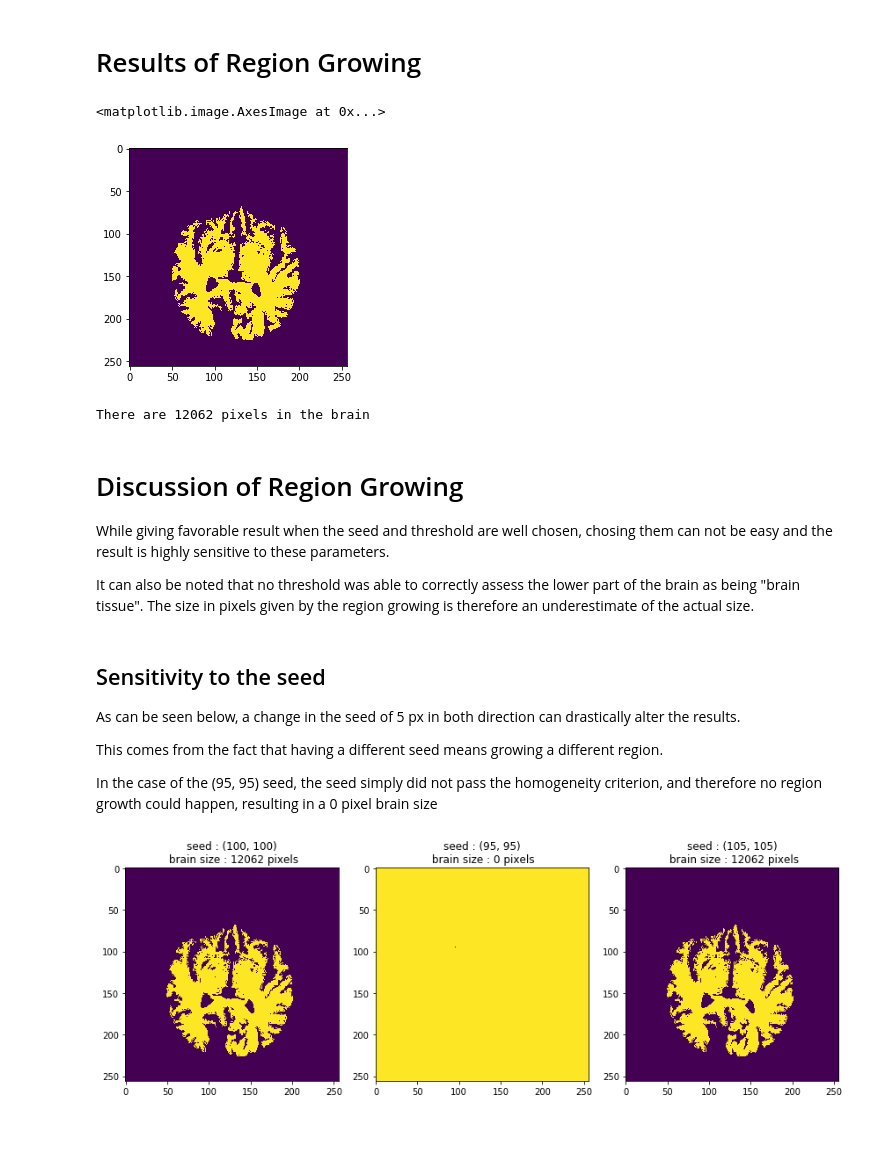
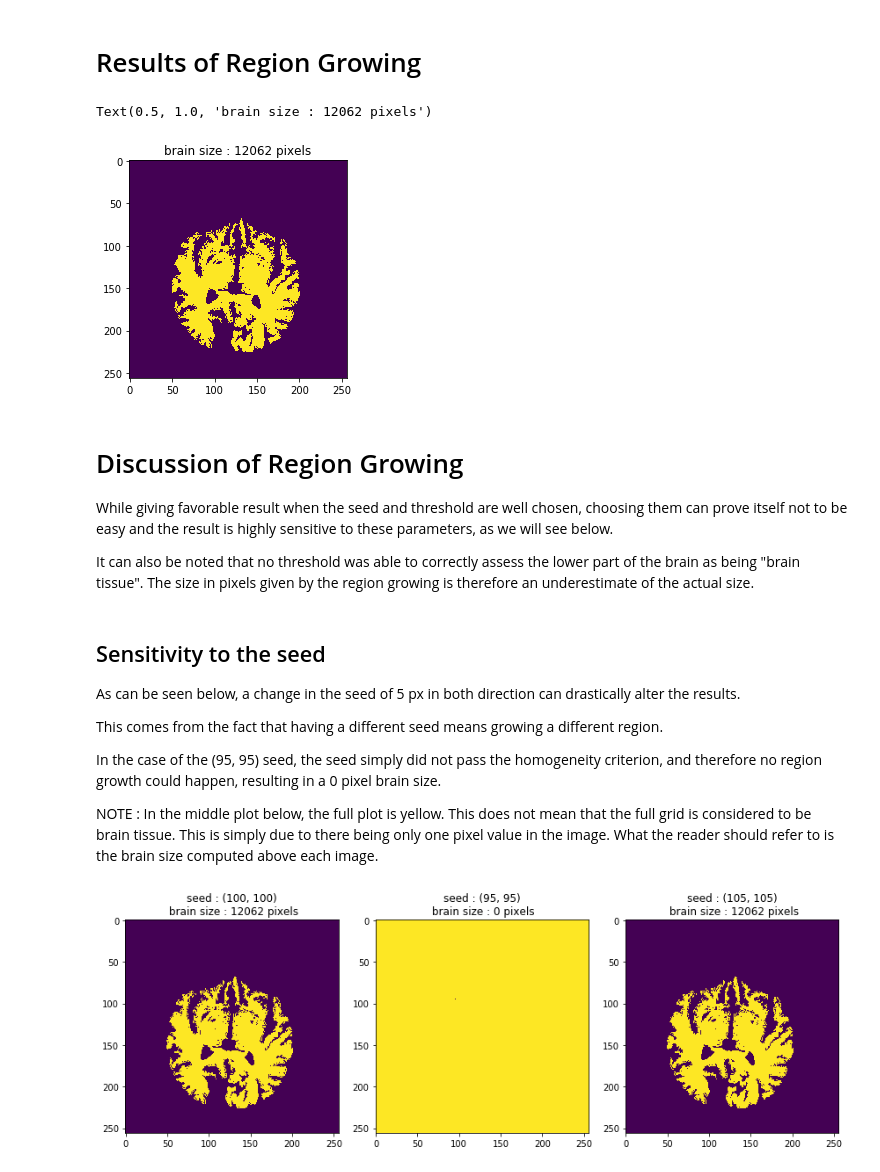
Before and after one commit to LeylaVakilian/PatternRecognition-, a Jupyter notebook: labs/lab_01_segmentation.ipynb, the cells around one changed output. Cells and saved outputs as stored; diff of their text form; code cells hidden in the pictures; blank space fills up the shorter version.

Commit message:
all works well

```diff
--- a/labs/lab_01_segmentation.ipynb
+++ b/labs/lab_01_segmentation.ipynb
@@ -167,20 +167,16 @@ def compute_size(bw_img):
 # %%
 seed = (100,100) # roughly in the center of the picture
 threshold = 69  # 69 has been set empirically
 segmented_brain = region_growing(seed, threshold, brain_im)
 plt.imshow(segmented_brain)
+plt.title("brain size : " + str(compute_size(segmented_brain)) + " pixels")
 # %% [output]
-<matplotlib.image.AxesImage at 0x...>
+Text(0.5, 1.0, 'brain size : 12062 pixels')
-[figure, old version]
+[figure, new version]
-# %%
-# Hence the size of the brain is the sum of all the pixels in the grown regions
-print("There are " + str(compute_size(segmented_brain)) + " pixels in the brain")
-# %% [output]
-There are 12062 pixels in the brain
 # %% [markdown]
 # Discussion of Region Growing
 
-While giving favorable result when the seed and threshold are well chosen, chosing them can not be easy and the result is highly sensitive to these parameters.
+While giving favorable result when the seed and threshold are well chosen, choosing them can prove itself not to be easy and the result is highly sensitive to these parameters, as we will see below.
 
 It can also be noted that no threshold was able to correctly assess the lower part of the brain as being "brain tissue". The size in pixels given by the region growing is therefore an underestimate of the actual size.
 # %% [markdown]
@@ -190,7 +186,9 @@ As can be seen below, a change in the seed of 5 px in both direction can drastic
 
 This comes from the fact that having a different seed means growing a different region.
 
-In the case of the (95, 95) seed, the seed simply did not pass the homogeneity criterion, and therefore no region growth could happen, resulting in a 0 pixel brain size
+In the case of the (95, 95) seed, the seed simply did not pass the homogeneity criterion, and therefore no region growth could happen, resulting in a 0 pixel brain size.
+
+NOTE : In the middle plot below, the full plot is yellow. This does not mean that the full grid is considered to be brain tissue. This is simply due to there being only one pixel value in the image. What the reader should refer to is the brain size computed above each image.
 # %%
 fig, axes = plt.subplots(1, 3, figsize=(12, 12))
 
```
Also changed, not shown: parts of 3 cells of this notebook.
